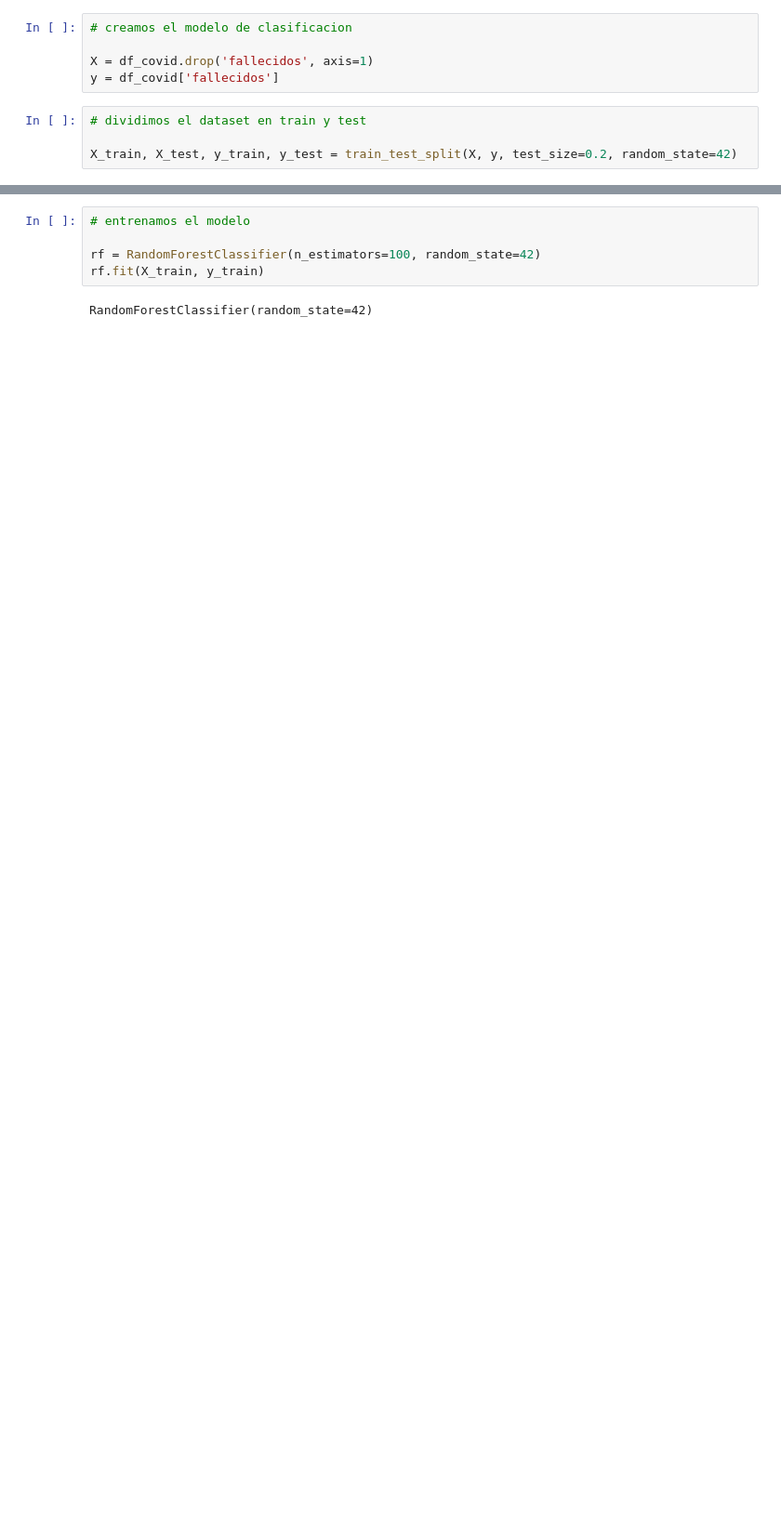
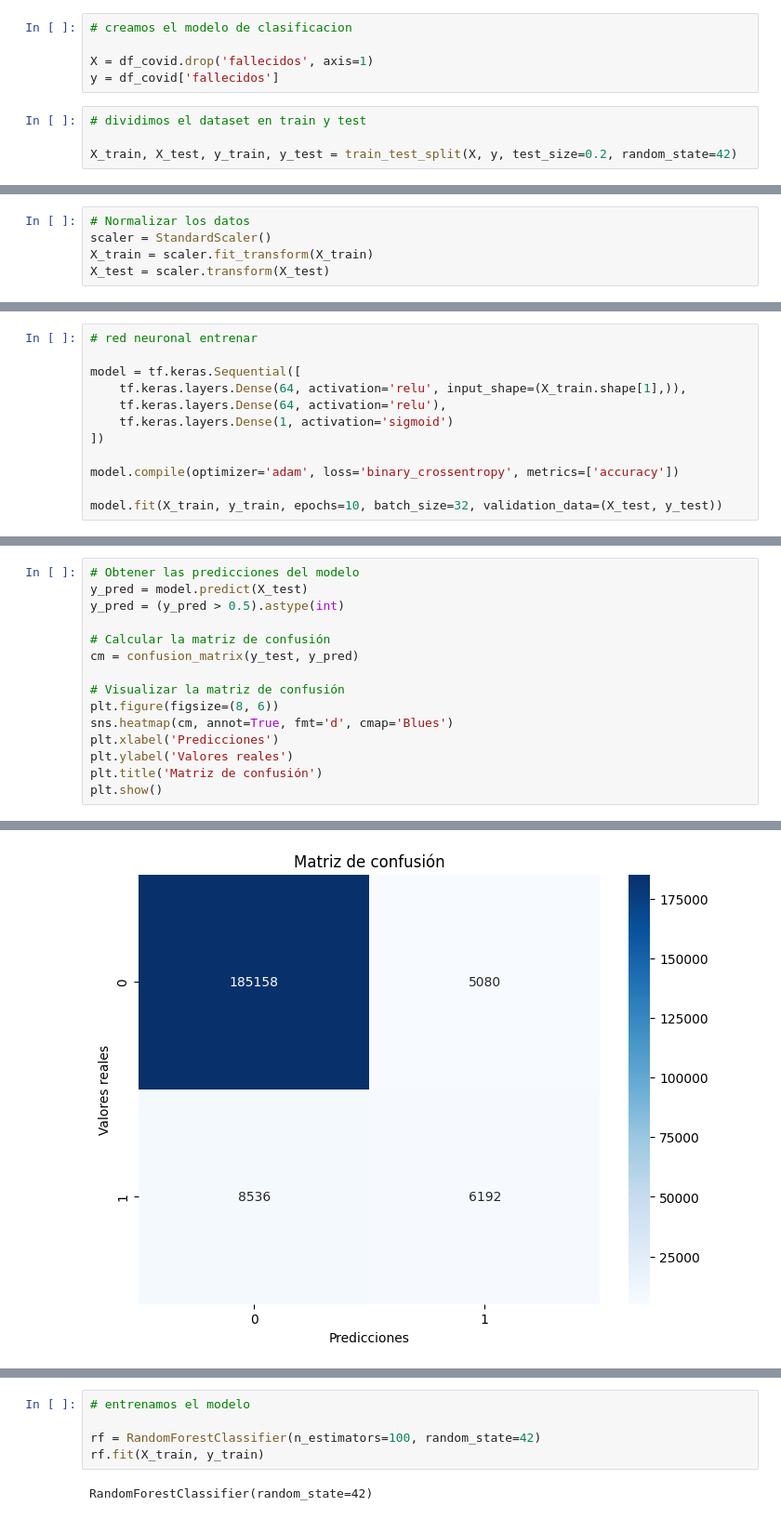
Before and after one commit to Vosinepi/covid_data_modelo_ML, a Jupyter notebook: modelo.ipynb, the cells around one changed output, grey strips where cells are left out. Shown: that part at 93% size. Saved outputs shown, nothing was run; the diff lists cells and outputs as text; blank space fills up the shorter version.

```diff
--- a/modelo.ipynb
+++ b/modelo.ipynb
@@ -26,0 +72,5 @@ X_train, X_test, y_train, y_test = train_test_split(X, y, test_size=0.2, random_
+# %%
+# Normalizar los datos
+scaler = StandardScaler()
+X_train = scaler.fit_transform(X_train)
+X_test = scaler.transform(X_test)
@@ -26,0 +81,12 @@ X_train, X_test, y_train, y_test = train_test_split(X, y, test_size=0.2, random_
+# %%
+# red neuronal entrenar
+
+model = tf.keras.Sequential([
+    tf.keras.layers.Dense(64, activation='relu', input_shape=(X_train.shape[1],)),
+    tf.keras.layers.Dense(64, activation='relu'),
+    tf.keras.layers.Dense(1, activation='sigmoid')
+])
+
+model.compile(optimizer='adam', loss='binary_crossentropy', metrics=['accuracy'])
+
+model.fit(X_train, y_train, epochs=10, batch_size=32, validation_data=(X_test, y_test))
@@ -26,0 +129,16 @@ X_train, X_test, y_train, y_test = train_test_split(X, y, test_size=0.2, random_
+# %%
+# Obtener las predicciones del modelo
+y_pred = model.predict(X_test)
+y_pred = (y_pred > 0.5).astype(int)
+
+# Calcular la matriz de confusión
+cm = confusion_matrix(y_test, y_pred)
+
+# Visualizar la matriz de confusión
+plt.figure(figsize=(8, 6))
+sns.heatmap(cm, annot=True, fmt='d', cmap='Blues')
+plt.xlabel('Predicciones')
+plt.ylabel('Valores reales')
+plt.title('Matriz de confusión')
+plt.show()
+# %% [output]
@@ -26,0 +146 @@ X_train, X_test, y_train, y_test = train_test_split(X, y, test_size=0.2, random_
+[figure, added]
```
Also changed, not shown: parts of 31 cells of this notebook, 3 other files.
